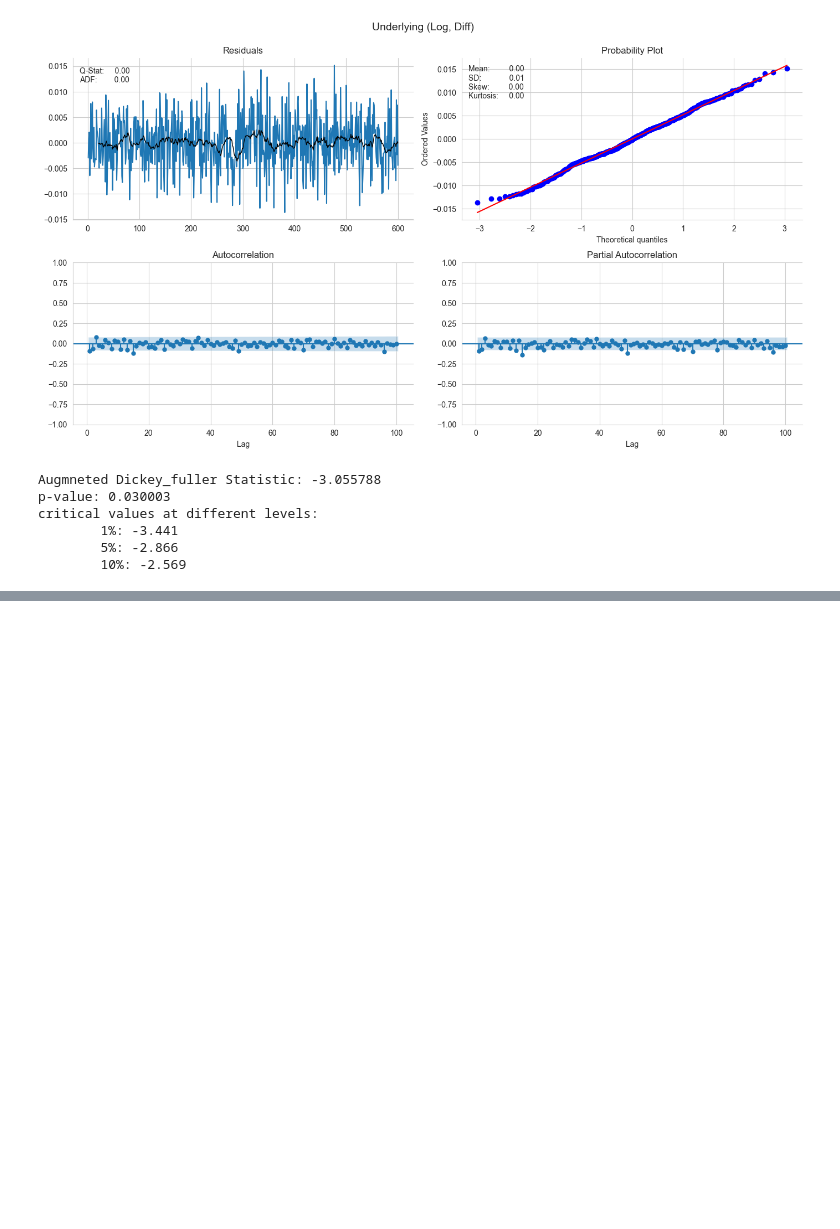
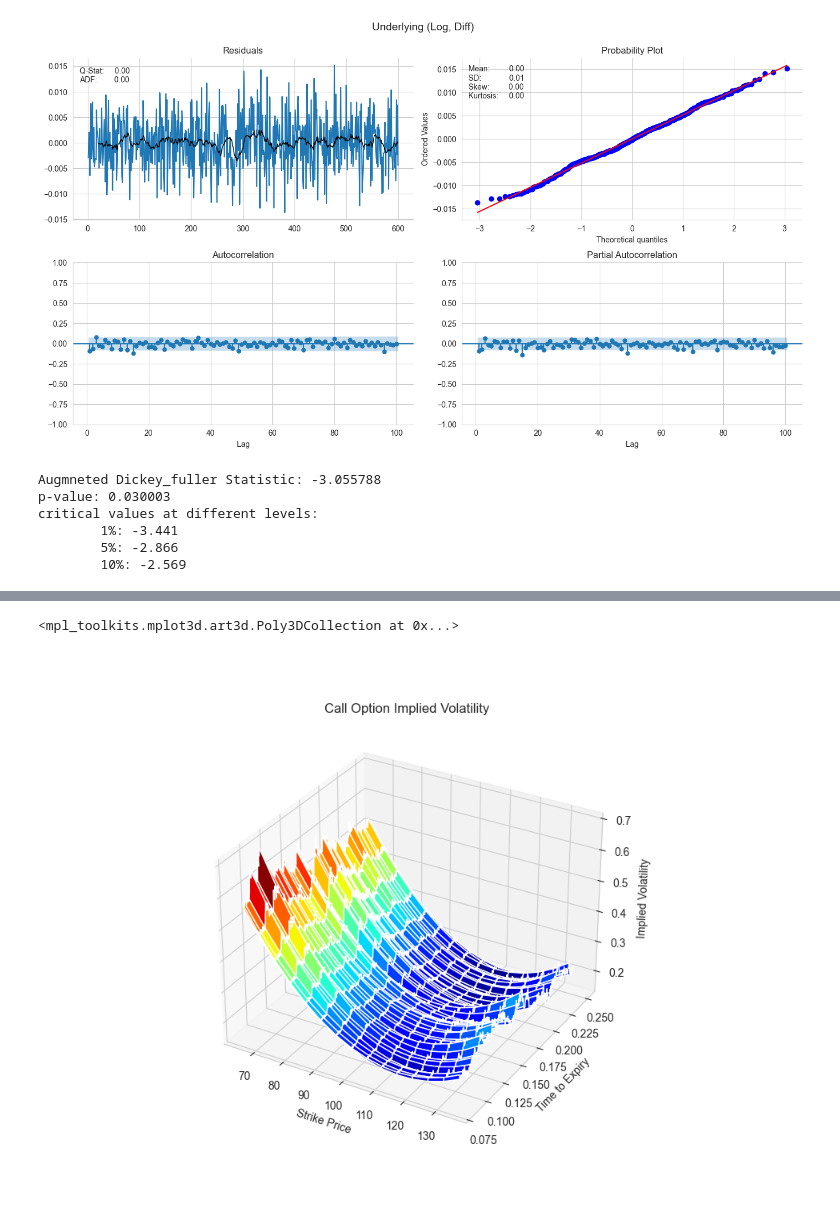
Before and after one commit to Ae-bii/uchicago-trading-2023, a Jupyter notebook: case2/analysis/understanding_train_data.ipynb, the cells around one changed output, grey strips where cells are left out. Saved outputs shown, nothing was run; the diff lists cells and outputs as text; code cells hidden in the pictures; blank space fills up the shorter version.

```diff
--- a/case2/analysis/understanding_train_data.ipynb
+++ b/case2/analysis/understanding_train_data.ipynb
@@ -246,0 +197,16 @@ FileNotFoundError: [Errno 2] No such file or directory: 'data.csv'
+# %%
+df['time_to_expiry'] = np.linspace(0.25,1/12,601)
+impl_vol = np.zeros((len(df),len(range(65,140,5))))
+# %%
+for i in range(len(df)):
+    for j in range(65,140,5):
+        price = df[f'call{j}'][i]
+        S = df['underlying'][i]
+        K = j
+        t = df['time_to_expiry'][i]
+        r = 0
+        flag = 'c'
+        impl_vol[i][int((j/5) - 13)] = vectorized_implied_volatility(price, S, K, t, r, flag, q=0, return_as='numpy')[0]
+# %%
+impl_df = pd.DataFrame(impl_vol, columns=range(65,140,5))
+impl_df
@@ -246,0 +229,13 @@ FileNotFoundError: [Errno 2] No such file or directory: 'data.csv'
+# %%
+x,y = np.meshgrid(impl_df.columns, df['time_to_expiry'])
+# fig, ax = plt.subplots(subplot_kw={"projection": "3d"})
+fig = plt.figure(figsize=(9, 7))
+ax = fig.add_subplot(111, projection='3d')
+ax.set_title("Call Option Implied Volatility")
+ax.set_ylabel('Time to Expiry')
+ax.set_xlabel('Strike Price')
+ax.set_zlabel('Implied Volatility')
+ax.plot_surface(x, y, impl_df, cmap=plt.cm.jet)
+# %% [output]
+<mpl_toolkits.mplot3d.art3d.Poly3DCollection at 0x...>
+[figure, added]
```
Also changed, not shown: parts of 10 cells of this notebook.
